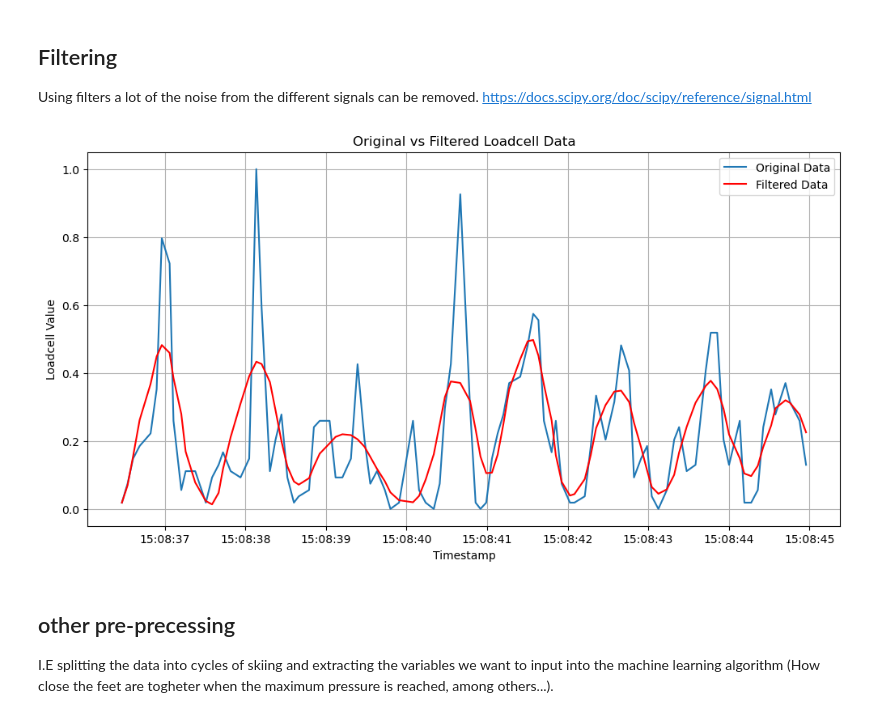
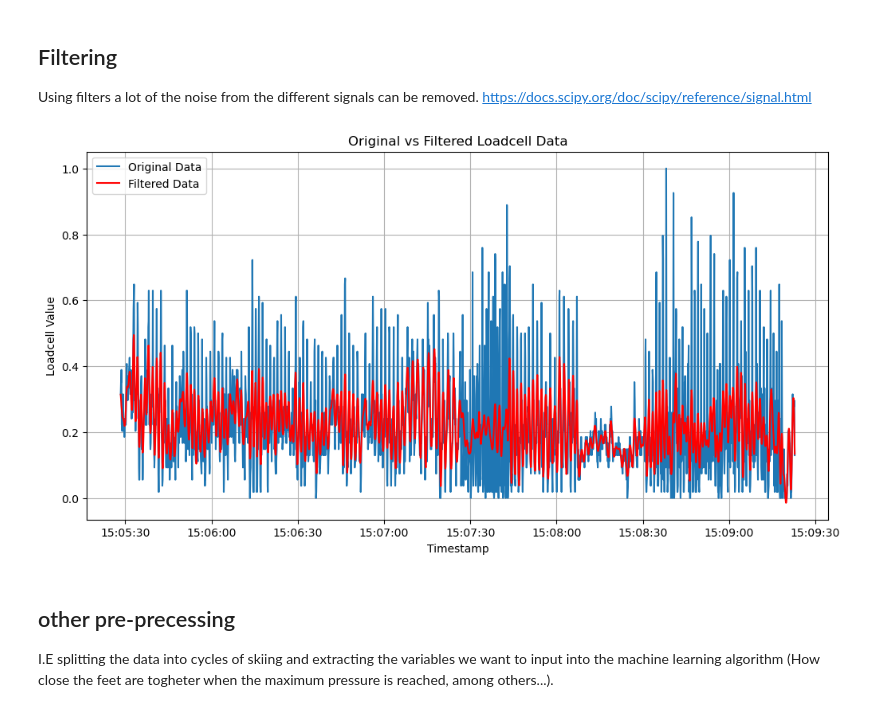
Before and after one commit to Husmarke/Kandidat-Cross-Country-Technique, a Jupyter notebook: kandidat_kod.ipynb, the cells around one changed output. Cells and saved outputs as stored; diff of their text form; code cells hidden in the pictures.

```diff
--- a/kandidat_kod.ipynb
+++ b/kandidat_kod.ipynb
@@ -267,7 +325,10 @@ interactive(children=(IntSlider(value=2000, description='value_index', max=2100,
 We preform the fourier transform in order to see what frequencies we might want to filter out.
 https://docs.scipy.org/doc/scipy/tutorial/fft.html
 # %%
-# calculate the frequency of the data colected from the timestamps
+# Convert the Timestamp column to datetime if not already converted
+log_df["Timestamp"] = pd.to_datetime(log_df["Timestamp"], format='%H:%M:%S.%f')
+
+# calculate the frequency of the data collected from the timestamps
 sampling_rate = 1 / (log_df["Timestamp"].iloc[1] - log_df["Timestamp"].iloc[0]).total_seconds() # Hz
 n_samples = len(log_df["Timestamp"]) # number of samples
 duration = n_samples / sampling_rate # seconds
@@ -283,13 +344,12 @@ for column in ScaleColumns:
     frequency = frequency[:n_samples // 2] # take only the positive frequencies
 # plot the FFT of a single loadcell
 plt.figure(figsize=(10, 6))
-plt.plot(frequency, FFT['loadcell1H'], label='HögerInsida') # plot the FFT of the loadcell
-plt.legend() # plot the legend
-plt.xlabel('Frequency (Hz)') # x-axis label
-plt.ylabel('Amplitude') # y-axis label
-plt.title('FFT of Load Cells') # title of the plot
+plt.plot(frequency, FFT['loadcell1H'], label='HögerInsida')
+plt.legend()
+plt.xlabel('Frequency (Hz)')
+plt.ylabel('Amplitude')
+plt.title('FFT of Load Cells')
 plt.grid()
-plt.show()
 # %% [output]
 Sampling rate: 9.615384615384615 Hz
 [figure]
@@ -300,38 +360,36 @@ https://docs.scipy.org/doc/scipy/reference/signal.html
 # %%
 # Signal filtering using scipy.signal
 def filter_signal(data, cutoff_freq, sampling_rate, filter_order=4):
     """Applies a low-pass Butterworth filter to the data."""
     nyquist = 0.5 * sampling_rate
     if cutoff_freq >= nyquist:
         raise ValueError(f"Cutoff frequency must be less than the Nyquist frequency ({nyquist} Hz).")
     normal_cutoff = cutoff_freq / nyquist
     b, a = spsig.butter(filter_order, normal_cutoff, btype='low', analog=False)
     filtered_data = spsig.filtfilt(b, a, data)
     return filtered_data
 
 # use the filter_signal function to filter the loadcell data
-cutoff_freq = 1  # cutoff frequency in Hz
-try:
-    # Filter the loadcell data
-    filtered_data = filter_signal(log_df['loadcell1H'], cutoff_freq, sampling_rate)
-    # Plot the original and filtered data
-    # variables of cutoff for the plot
-    time1 = 2100
-    time2 = 2200
+cutoff_freq = 0.7  # cutoff frequency in Hz
 
-    plt.figure(figsize=(12, 6))
-    plt.plot(log_df['Timestamp'][time1:time2], log_df['loadcell1H'][time1:time2], label='Original Data')
-    plt.plot(log_df['Timestamp'][time1:time2], filtered_data[time1:time2], label='Filtered Data', color='red')
-    plt.title('Original vs Filtered Loadcell Data')
-    plt.xlabel('Timestamp')
-    plt.ylabel('Loadcell Value')
-    plt.legend()
-    plt.grid()
-    plt.show()
-except ValueError as e:
-    print(f"Error: {e}")
+# Filter the loadcell data
+filtered_data = filter_signal(log_df['loadcell1H'], cutoff_freq, sampling_rate)
+# Plot the original and filtered data
+# variables of cutoff for the plot
+time1 = 0
+time2 = log_df['Timestamp'].shape[0] - 1
+
+plt.figure(figsize=(12, 6))
+plt.plot(log_df['Timestamp'][time1:time2], log_df['loadcell1H'][time1:time2], label='Original Data')
+plt.plot(log_df['Timestamp'][time1:time2], filtered_data[time1:time2], label='Filtered Data', color='red')
+plt.title('Original vs Filtered Loadcell Data')
+plt.xlabel('Timestamp')
+plt.ylabel('Loadcell Value')
+plt.legend()
+plt.grid()
+plt.show()
 # %% [output]
-[figure, old version]
+[figure, new version]
 # %% [markdown]
 ## other pre-precessing
 I.E splitting the data into cycles of skiing and extracting the variables we want to input into the machine learning algorithm (How close the feet are togheter when the maximum pressure is reached, among others...).
```
Also changed, not shown: parts of 11 cells of this notebook, 10 other files.
